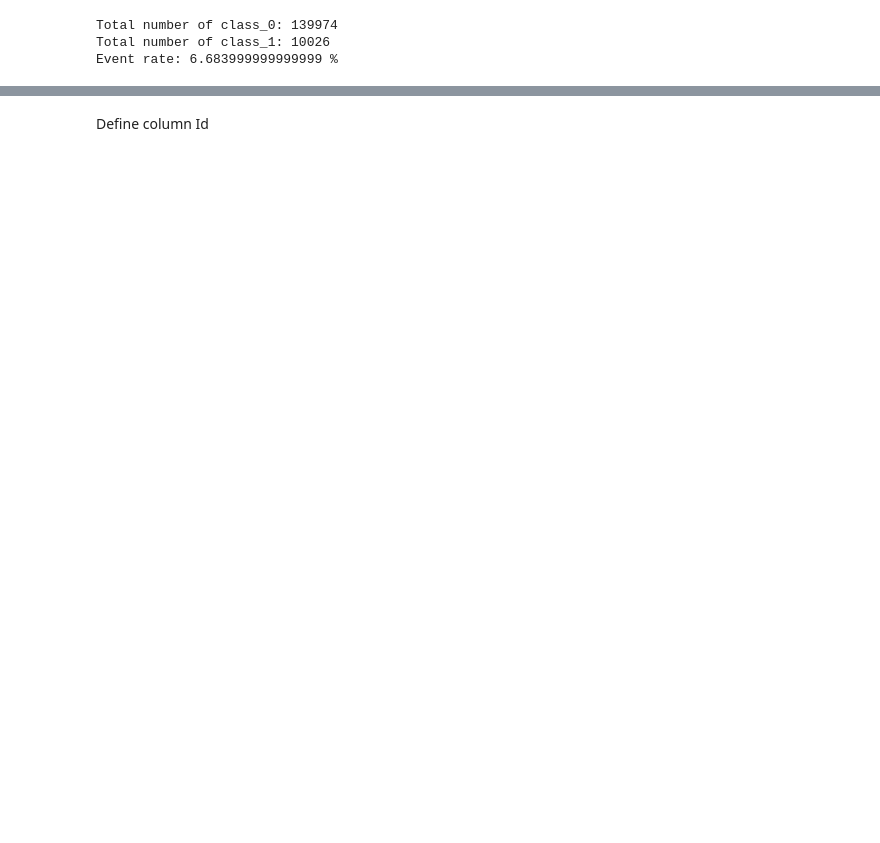
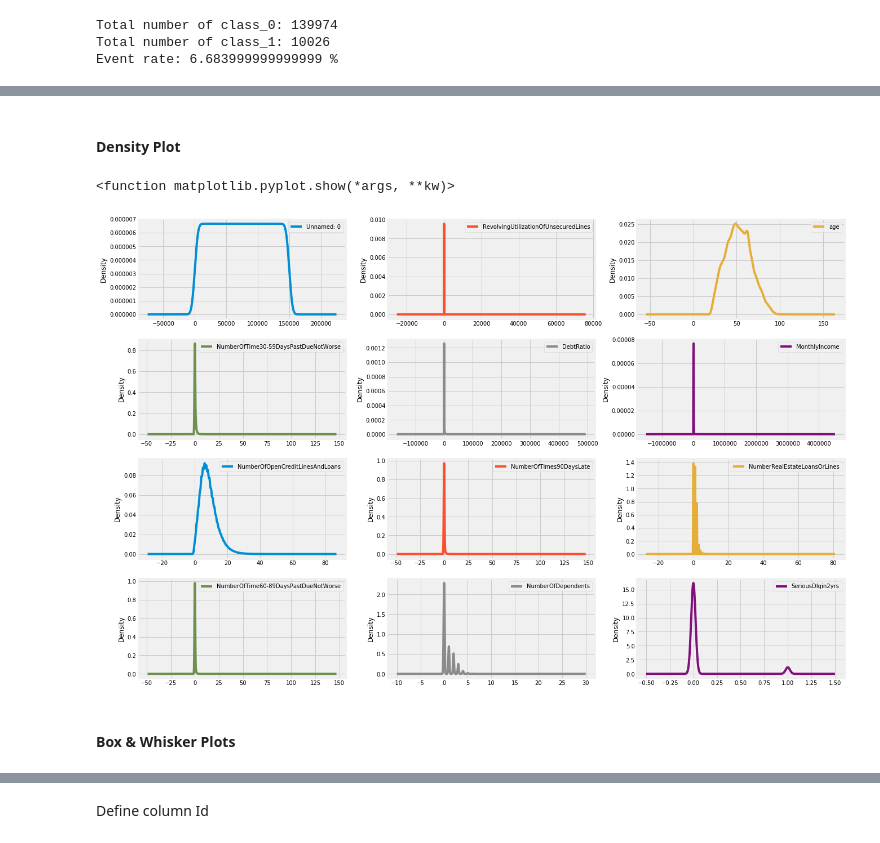
Before and after one commit to Simplon-IA-Bdx-1/give-me-some-credit-broques91, a Jupyter notebook: Give_Me_Some_Credit.ipynb, the cells around one changed output, grey strips where cells are left out. Cells and saved outputs as stored; diff of their text form; code cells hidden in the pictures; blank space fills up the shorter version.

```diff
--- a/Give_Me_Some_Credit.ipynb
+++ b/Give_Me_Some_Credit.ipynb
@@ -136,0 +188,10 @@ Event rate: 6.683999999999999 %
+# %% [markdown]
+#### Density Plot
+# %%
+df_train.plot(kind='density', subplots=True, layout=(4,3),  sharex=False)
+plt.show
+# %% [output]
+<function matplotlib.pyplot.show(*args, **kw)>
+[figure, added]
+# %% [markdown]
+#### Box & Whisker Plots
```
Also changed, not shown: parts of 56 cells of this notebook, 3 other files.
